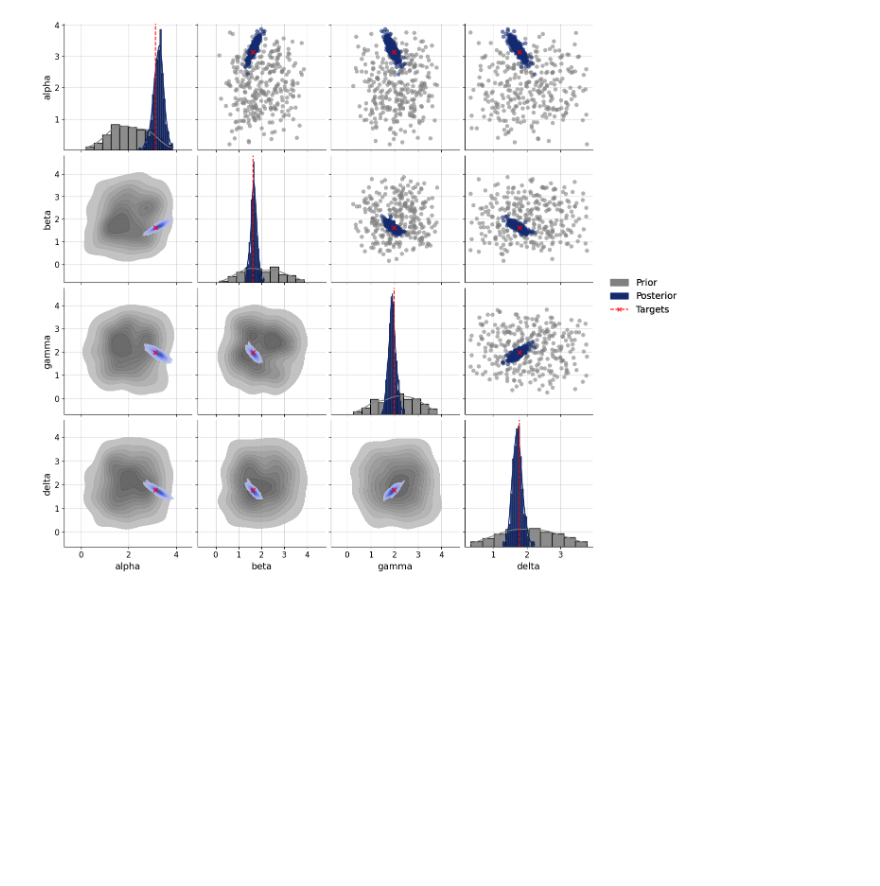
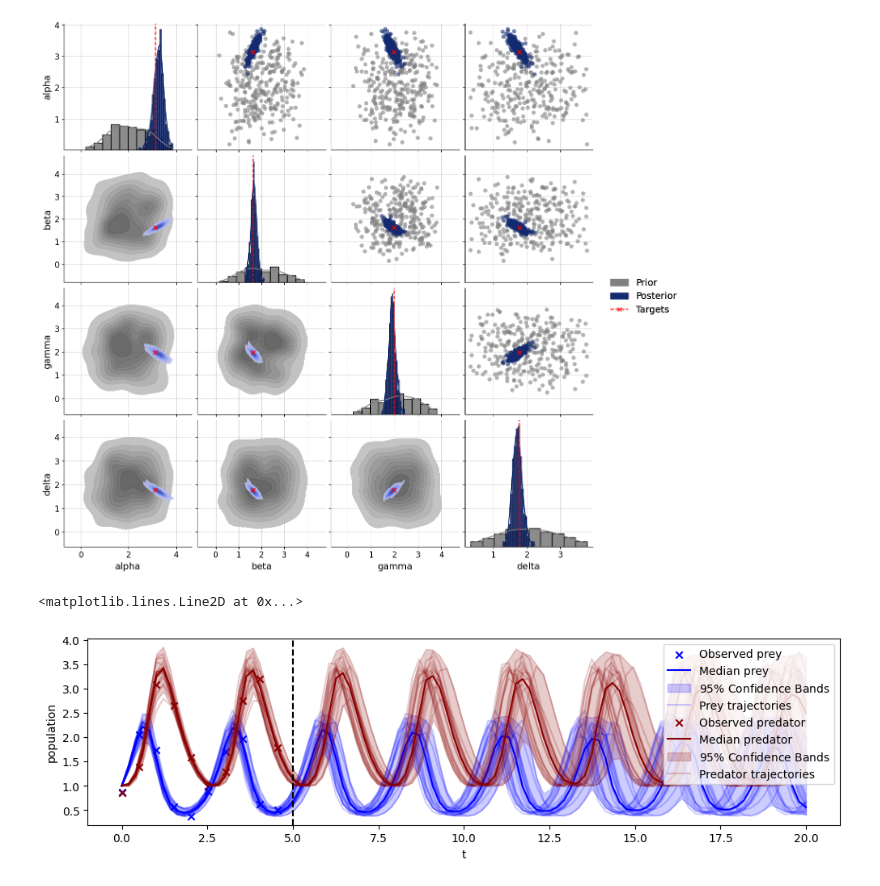
Before and after one commit to bayesflow-org/bf2-paper-case-study, a Jupyter notebook: bf2_case_study.ipynb, the cells around one changed output. Saved outputs shown, nothing was run; the diff lists cells and outputs as text; code cells hidden in the pictures; blank space fills up the shorter version.

```diff
--- a/bf2_case_study.ipynb
+++ b/bf2_case_study.ipynb
@@ -265,3 +265,34 @@ f = bf.diagnostics.plots.pairs_posterior(
 )
 # %% [output]
 [figure]
+# %%
+def take_posterior_sample(post_draws, dataset_id, sample_id):
+    """Helper function to return a single sample for a single data set."""
+    posterior_sample_for_id = {var_key: post_draws[var_key][dataset_id, sample_id,...].squeeze() for var_key in post_draws.keys()}
+    return posterior_sample_for_id
+
+def take_dataset(sims, dataset_id):
+    """Helper function to return a single simulation from a dictionary of simulations."""
+    return {var_key: sims[var_key][dataset_id] for var_key in sims.keys()}
+# %%
+dataset_id = 0
+num_samples = 300
+
+list_of_resimulations = []
+
+posterior_draws = e2e_workflow.sample(num_samples=300, conditions=validation_set)
+
+for sample_id in range(num_samples):
+    one_post_sample = take_posterior_sample(posterior_draws, dataset_id, sample_id)
+    list_of_resimulations.append(ecology_model(t_span=[0,20], **one_post_sample))
+
+resimulation_samples = bf.utils.tree_stack(list_of_resimulations, axis=0)
+
+observations = take_dataset(validation_set, dataset_id)
+
+f, ax = plt.subplots(1, 1, figsize=(12, 3))
+plot_trajectores(resimulation_samples, ["x", "y"], ["Prey", "Predator"], observations=observations, ax=ax)
+ax.axvline([5], color="black", linestyle="dashed")
+# %% [output]
+<matplotlib.lines.Line2D at 0x...>
+[figure, added]
```
Also changed, not shown: parts of 2 cells of this notebook.
